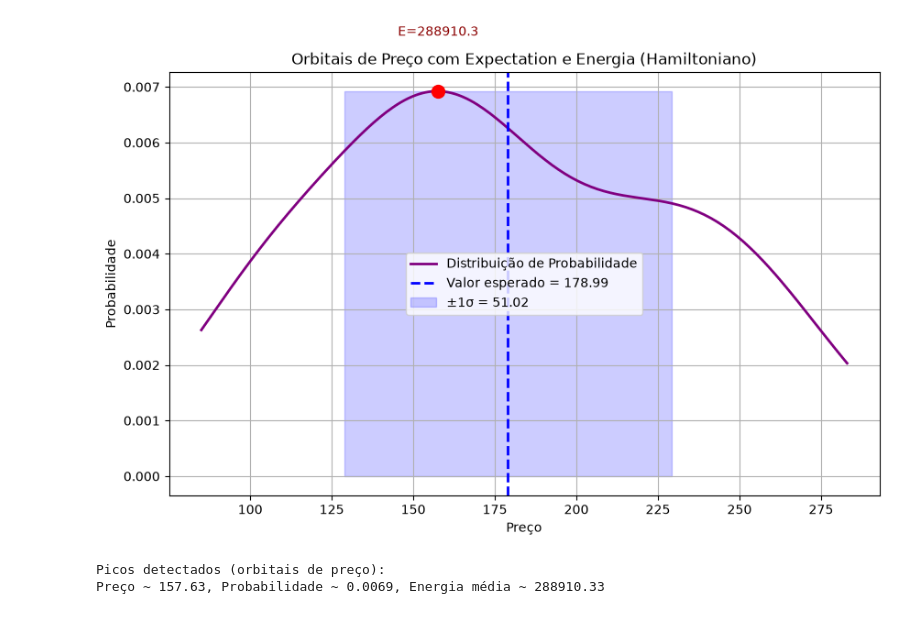
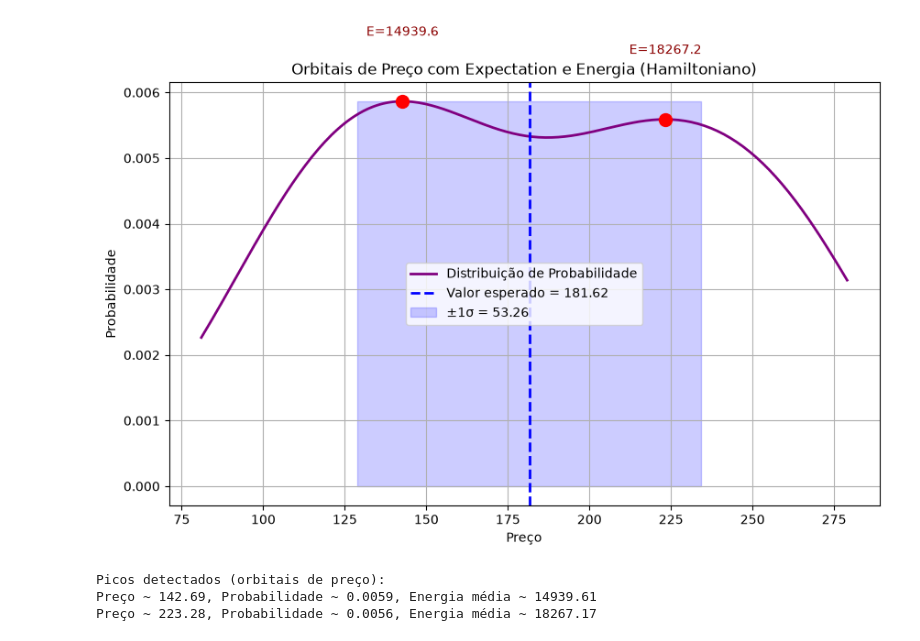
Before and after one commit to Daniel-nogueira-tech/NextAtonTrading, a Jupyter notebook: backend/data_service/example.ipynb, the cells around one changed output. Saved outputs shown, nothing was run; the diff lists cells and outputs as text; code cells hidden in the pictures.

```diff
--- a/backend/data_service/example.ipynb
+++ b/backend/data_service/example.ipynb
@@ -9,7 +9,7 @@ import numpy as np
 orders = []
 base_price = 280
 for i in range(100):
-    price = base_price - i*2 + random.randint(-10, 10)  # tendência de alta
+    price = base_price - i*2 + random.randint(-2, 2)  # tendência de alta
     order = {
         "type": random.choice(["buy", "sell"]),
         "price": price,
@@ -369,7 +379,7 @@ peak_energies = []
 for p in peak_prices:
     # Janela de ±5% em torno do pico
     mask = (prices >= p*0.95) & (prices <= p*1.05)
-    if mask.sum() > 0:
+    if mask.sum() > 1:
         avg_energy = hamiltonian[mask].mean()
     else:
         avg_energy = 0
@@ -378,36 +388,37 @@ for p in peak_prices:
 
 
 # Plotar
 plt.figure(figsize=(10,6))
 plt.plot(x_grid, probabilities, color="purple", linewidth=2, label="Distribuição de Probabilidade")
 
 # Valor esperado
 plt.axvline(expectation, color="blue", linestyle="--", linewidth=2, label=f"Valor esperado = {expectation:.2f}")
 
 # Faixa ±1σ
 plt.fill_between(x_grid, 0, probabilities.max(),
                  where=(x_grid >= expectation - std_dev) & (x_grid <= expectation + std_dev),
                  color="blue", alpha=0.2, label=f"±1σ = {std_dev:.2f}")
 
 # Picos locais com energia
 for p, prob, energy in zip(peak_prices, peak_probs, peak_energies):
     plt.scatter(p, prob, color="red", s=100, zorder=5)
     plt.text(p, prob+0.001, f"E={energy:.1f}", ha="center", color="darkred")
 
 plt.title("Orbitais de Preço com Expectation e Energia (Hamiltoniano)")
 plt.xlabel("Preço")
 plt.ylabel("Probabilidade")
 plt.legend()
 plt.grid(True)
 plt.show()
 
 print("Picos detectados (orbitais de preço):")
 for p, prob, energy in zip(peak_prices, peak_probs, peak_energies):
     print(f"Preço ~ {p:.2f}, Probabilidade ~ {prob:.4f}, Energia média ~ {energy:.2f}")
 # %% [output]
-[figure, old version]
+[figure, new version]
 Picos detectados (orbitais de preço):
-Preço ~ 157.63, Probabilidade ~ 0.0069, Energia média ~ 288910.33
+Preço ~ 142.69, Probabilidade ~ 0.0059, Energia média ~ 14939.61
+Preço ~ 223.28, Probabilidade ~ 0.0056, Energia média ~ 18267.17
 # %%
 import numpy as np
 import matplotlib.pyplot as plt
```
Also changed, not shown: parts of 13 cells of this notebook, 18 other files.
